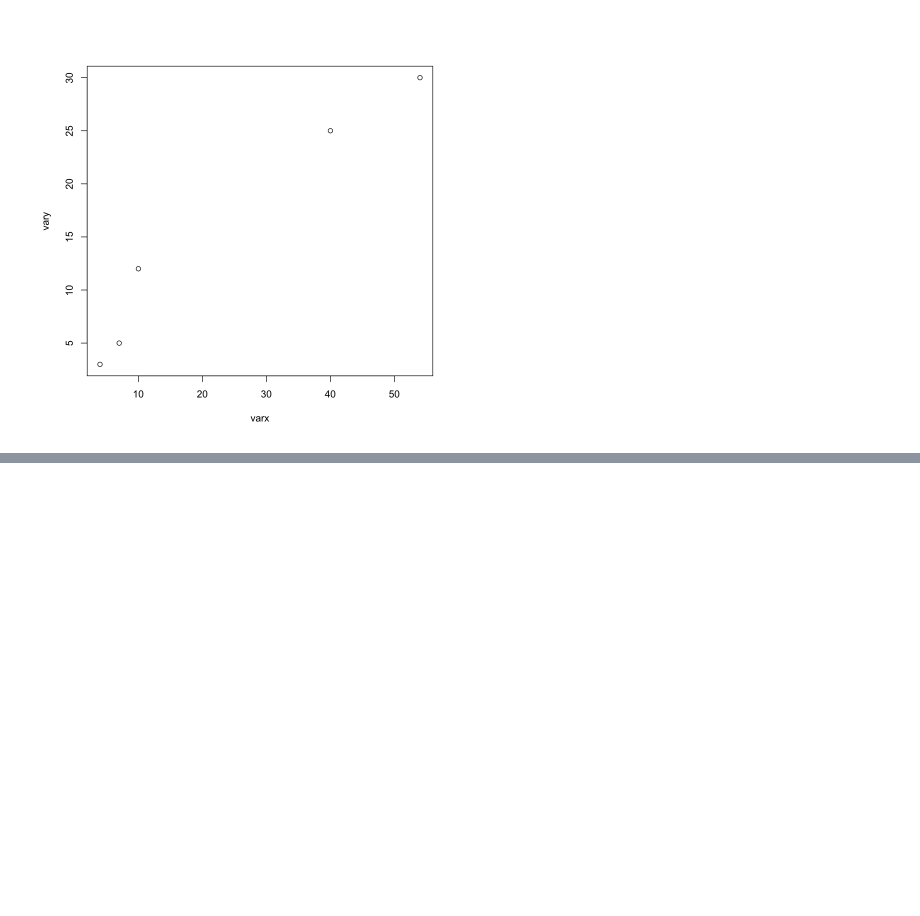
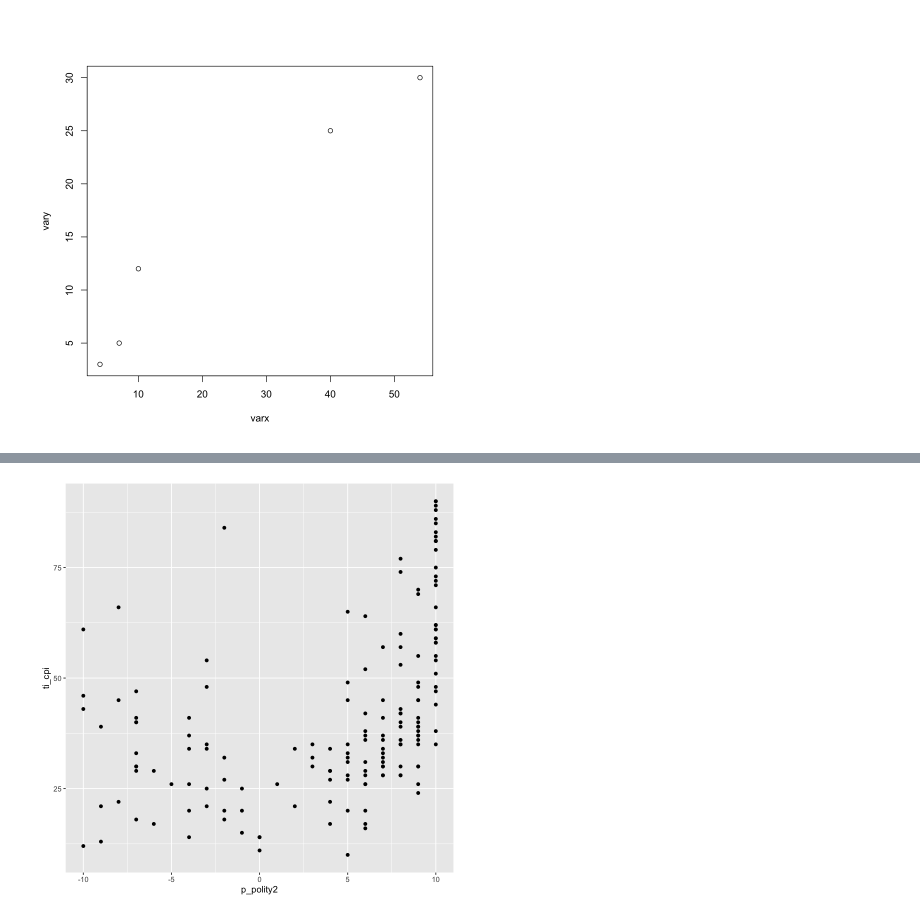
Before and after one commit to anderssundell/dots, a Jupyter notebook: interactivetest.ipynb, the cells around one changed output, grey strips where cells are left out. Saved outputs shown, nothing was run; the diff lists cells and outputs as text; code cells hidden in the pictures; blank space fills up the shorter version.

```diff
--- a/interactivetest.ipynb
+++ b/interactivetest.ipynb
@@ -13,0 +32,2 @@ plot(df)
+# %%
+data <- read_csv("http://www.qogdata.pol.gu.se/data/qog_bas_cs_jan20.csv")
@@ -13,0 +44,4 @@ plot(df)
+# %%
+ggplot(data, aes(x=p_polity2, y=ti_cpi)) +
+    geom_point()
+# %% [output]
@@ -13,0 +50 @@ plot(df)
+[figure, added]
```
Also changed, not shown: parts of 6 cells of this notebook.
